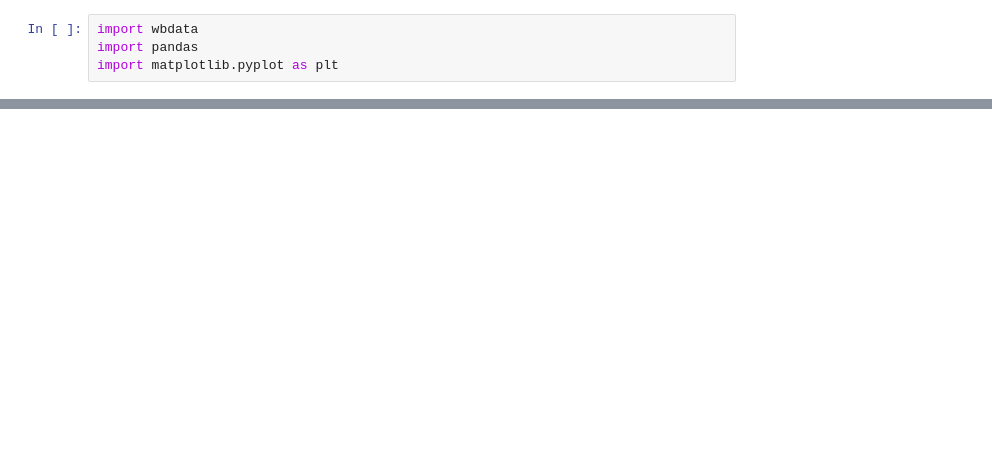
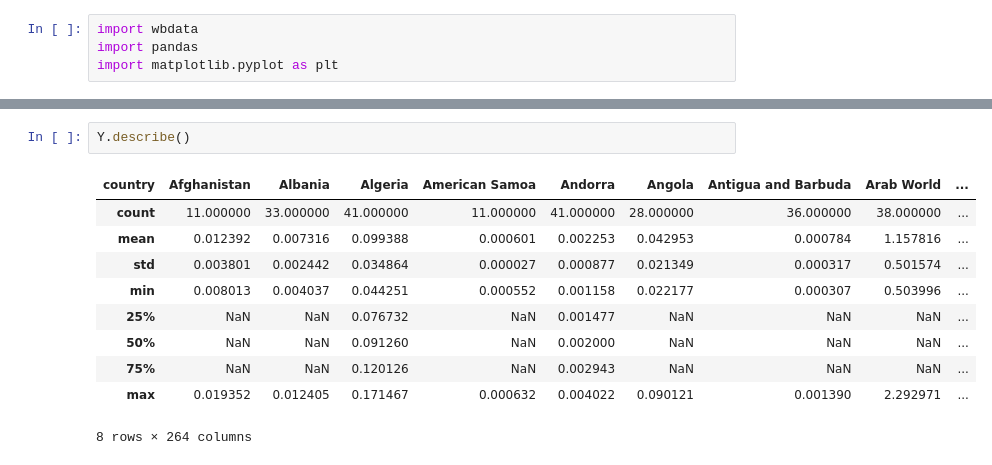
Before and after one commit to Moony2D/Python-Intro-ifo, a Jupyter notebook: PS_Pandas.ipynb, the cells around one changed output, grey strips where cells are left out. Drawn from its saved outputs; the diff is of its cells as text; blank space fills up the shorter version.

```diff
--- a/PS_Pandas.ipynb
+++ b/PS_Pandas.ipynb
@@ -394,0 +286,13 @@ dfu
+# %%
+Y.describe()
+# %% [output]
+| country | Afghanistan | Albania | Algeria | American Samoa | Andorra | Angola | Antigua and Barbuda | Arab World | ... |
+| count | 11.000000 | 33.000000 | 41.000000 | 11.000000 | 41.000000 | 28.000000 | 36.000000 | 38.000000 | ... |
+| mean | 0.012392 | 0.007316 | 0.099388 | 0.000601 | 0.002253 | 0.042953 | 0.000784 | 1.157816 | ... |
+| std | 0.003801 | 0.002442 | 0.034864 | 0.000027 | 0.000877 | 0.021349 | 0.000317 | 0.501574 | ... |
+| min | 0.008013 | 0.004037 | 0.044251 | 0.000552 | 0.001158 | 0.022177 | 0.000307 | 0.503996 | ... |
+| 25% | NaN | NaN | 0.076732 | NaN | 0.001477 | NaN | NaN | NaN | ... |
+| 50% | NaN | NaN | 0.091260 | NaN | 0.002000 | NaN | NaN | NaN | ... |
+| 75% | NaN | NaN | 0.120126 | NaN | 0.002943 | NaN | NaN | NaN | ... |
+| max | 0.019352 | 0.012405 | 0.171467 | 0.000632 | 0.004022 | 0.090121 | 0.001390 | 2.292971 | ... |
+8 rows × 264 columns
```
Also changed, not shown: parts of 33 cells of this notebook.
